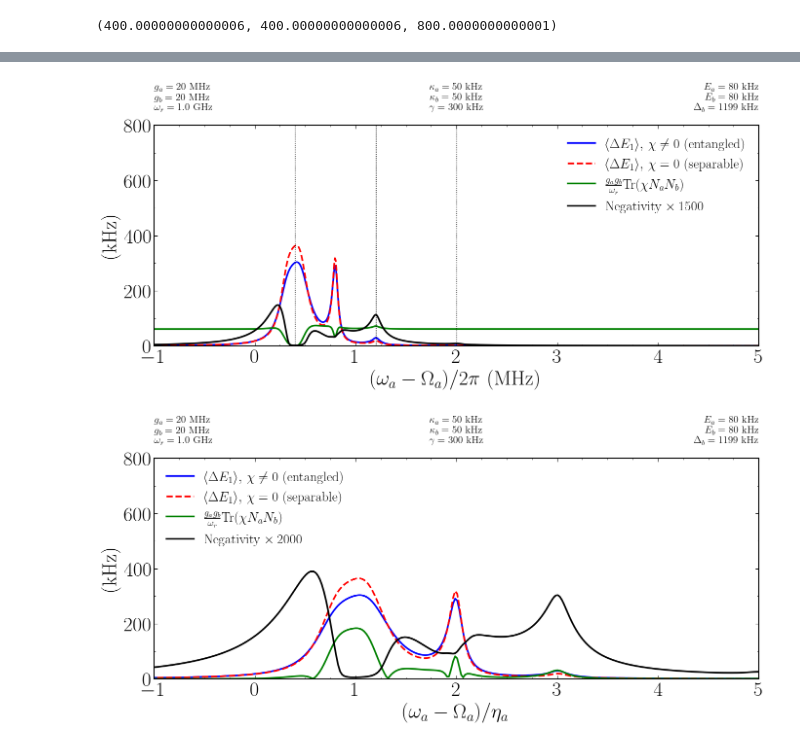
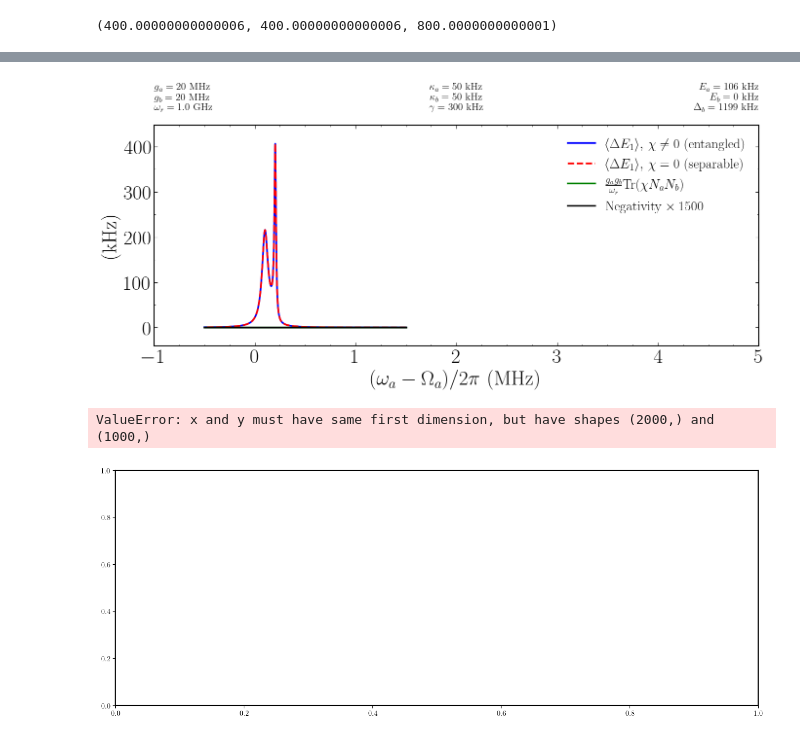
Before and after one commit to asantanah/code_for_paper, a Jupyter notebook: simulation_steady_state.ipynb, the cells around one changed output, grey strips where cells are left out. Cells and saved outputs as stored; diff of their text form; code cells hidden in the pictures.

```diff
--- a/simulation_steady_state.ipynb
+++ b/simulation_steady_state.ipynb
@@ -69,15 +104,18 @@ etaAB = 2 * (g[0]*g[1])/wr
 J =  2* pi * 0 * 1e3
 
 # Drive frequnecies: Omega_a
-Omega_a_initial = w[0] - 3 * (etaA +  2 * etaAB)
-Omega_a_final = w[0] + 1 * (etaA +  2 * etaAB)
+Omega_a_initial = w[0] - 2* pi * 1e6 * 0.9
+Omega_a_final = w[0] - 2 * pi * 1e6 * 0.5
 
-Omega_a_list = linspace(Omega_a_initial, Omega_a_final, 1000)
+#Omega_a_initial = w[0] - 3 * (etaA)
+#Omega_a_final = w[0]
+
+Omega_a_list = linspace(Omega_a_initial, Omega_a_final, 100)
 
 Omega = w[1] - 2 * pi * 1200 * 1e3
 
 # Drive amplitude: Ea, Eb
-E_drive = 2 * pi * array([80, 80]) * 1e3
+E_drive = 2 * pi * array([250, 250]) * 1e3
 
 
 # Dissipation rates: kappa_a, kappa_b, gamma
@@ -103,7 +141,7 @@ if __name__ == '__main__':
     pool.close()
     pool.join()
 
-    results = [ar.get() for ar in aresults]
+    results_at_t1 = [ar.get() for ar in aresults]
 # %%
 etaA/(2*pi*1e3), etaB/(2*pi*1e3), etaAB/(2*pi*1e3)
 # %% [output]
@@ -128,10 +691,10 @@ axes.plot(x_list, y_list_4, color = 'black', linestyle='-', lw = lw, label = r'N
 #axes.plot(x_list, y_list_5, color = 'yellow', linestyle='-', lw = lw, label = r'$100\times(1-g^2(0))$')
 #axes.plot(x_list, y_list_6, color = 'orange', linestyle='-', lw = lw, label = r'Linear entropy $\times\,1000$')
 
-axes.vlines(etaA/(2*pi*1e6),-1,800, color='black', linestyle=':', lw = 1)
-axes.vlines((etaA + etaAB)/(2*pi*1e6),-1,800, color='black', linestyle=':', lw = 1)
-axes.vlines((etaA + 2*etaAB)/(2*pi*1e6),-1,800, color='black', linestyle=':', lw = 1)
-axes.vlines((3*etaA)/(2*pi*1e6),-1,800, color='black', linestyle=':', lw = 1)
+#axes.vlines(etaA/(2*pi*1e6),-1,800, color='black', linestyle=':', lw = 1)
+#axes.vlines((etaA + etaAB)/(2*pi*1e6),-1,800, color='black', linestyle=':', lw = 1)
+#axes.vlines((etaA + 2*etaAB)/(2*pi*1e6),-1,800, color='black', linestyle=':', lw = 1)
+#axes.vlines((3*etaA)/(2*pi*1e6),-1,800, color='black', linestyle=':', lw = 1)
 
 axes.set_xlabel(r'$(\omega_a - \Omega_a)/2\pi$ (MHz)', rotation=0, fontsize=fs)
 axes.set_ylabel(r'(kHz)', rotation=90, fontsize=fs)
@@ -142,7 +705,7 @@ axes.yaxis.set_ticks_position('both')
 axes.legend(loc=1, fontsize=floor(fs/1.5), frameon=False)
 
 axes.set_xlim(-1,5)
-axes.set_ylim(-0.02,800)
+#axes.set_ylim(-0.02,800)
 
 
 start, end = axes.get_xlim()
@@ -163,15 +726,17 @@ axes.set_title('$E_a = %d$ kHz \n$E_b = %d$ kHz \n$\Delta_b = %d$ kHz' % ((E_dri
 
 axes.margins(x=0.1, y=0.1)
 # %% [output]
-[figure, old version]
+[figure, new version]
 # %%
 x_list = (w[0] - Omega_a_list) / (etaA)
 y_list_1 = [abs(etaA * expect(Na**2, i) + etaAB * expect(Na, i) * expect(Nb, i) + etaAB * expect(Na * Nb, i - tensor(ptrace(i, (0)), ptrace(i, (1)), ptrace(i, (2)))))/(2*pi*1e3) for i in results]
 y_list_2 = [abs(etaA * expect(Na**2, i) + etaAB * expect(Na, i) * expect(Nb, i))/(2*pi*1e3) for i in results]
-y_list_3 = [3*abs(etaAB * expect(Na * Nb, i - tensor(ptrace(i, (0)), ptrace(i, (1)), ptrace(i, (2)))))/(2*pi*1e3) for i in results]
+y_list_3 = [(etaAB * expect(Na * Nb, i - tensor(ptrace(i, (0)), ptrace(i, (1)), ptrace(i, (2)))))/(2*pi*1e3) for i in results]
 y_list_4 = [1500*negativity(ptrace(i,(0,1)), 0, method='eigenvalues', logarithmic=True) for i in results]
 #y_list_5 = [100*(1 - ((expect(a.dag()*a.dag()*a*a, i))/((expect(a.dag()*a, i))**2))) for i in results]
 #y_list_6 = [800*(1 - ((ptrace(i,(0)))**2).tr()) for i in results]
+
+y_list_3 = y_list_3 + abs(min(y_list_3))
 
 fig, axes = plt.subplots(1, 1, figsize=(16, 6))
 
@@ -185,31 +750,32 @@ axes.plot(x_list, y_list_4, color = 'black', linestyle='-', lw = lw, label = r'N
 axes.set_xlabel(r'$(\omega_a - \Omega_a)/\eta_a $', rotation=0, fontsize=fs)
 axes.set_ylabel(r'(kHz)', rotation=90, fontsize=fs)
 
 axes.tick_params(axis='both', which='major', direction='in', labelsize=ls)
 axes.tick_params(axis='both', which='minor', direction='in', labelsize=ls)
 axes.yaxis.set_ticks_position('both')
 axes.legend(loc=2, fontsize=floor(fs/1.5), frameon=False)
 
 axes.set_xlim(-1,5)
 axes.set_ylim(-0.02,800)
 
 
 start, end = axes.get_xlim()
 axes.xaxis.set_ticks(arange(start, end+1, 1))
 
 axes.xaxis.set_ticks_position('both')
 axes.yaxis.set_ticks_position('both')
 
 axes.yaxis.set_minor_locator(AutoMinorLocator(2))
 axes.xaxis.set_minor_locator(AutoMinorLocator(4))
 
 axes.xaxis.set_tick_params(length=5)
 axes.yaxis.set_tick_params(length=5)
 
 axes.set_title('$g_a = %d$ MHz \n$g_b = %d$ MHz \n$\omega_r = %.1f$ GHz' % ((g[0]/(2*pi*1e6)), (g[1]/(2*pi*1e6)), (w[2]/(2*pi*1e9))), loc = 'left', y = 1.05, fontsize = 15)
 axes.set_title('$\kappa_a = %d$ kHz \n$\kappa_b = %d$ kHz \n$\gamma = %d$ kHz' % ((kappa[0]/(2*pi*1e3)), (kappa[1]/(2*pi*1e3)), (kappa[2]/(2*pi*1e3))), loc = 'center', y = 1.05, fontsize = 15)
 axes.set_title('$E_a = %d$ kHz \n$E_b = %d$ kHz \n$\Delta_b = %d$ kHz' % ((E_drive[0]/(2*pi*1e3)), (E_drive[1]/(2*pi*1e3)), ((w[1] - Omega)/(2*pi*1e3))), loc = 'right', y = 1.05, fontsize = 15)
 
 axes.margins(x=0.1, y=0.1)
 # %% [output]
+ValueError: x and y must have same first dimension, but have shapes (2000,) and (1000,)
-[figure, old version]
+[figure, new version]
```
Also changed, not shown: parts of 38 cells of this notebook, 15 other files.
